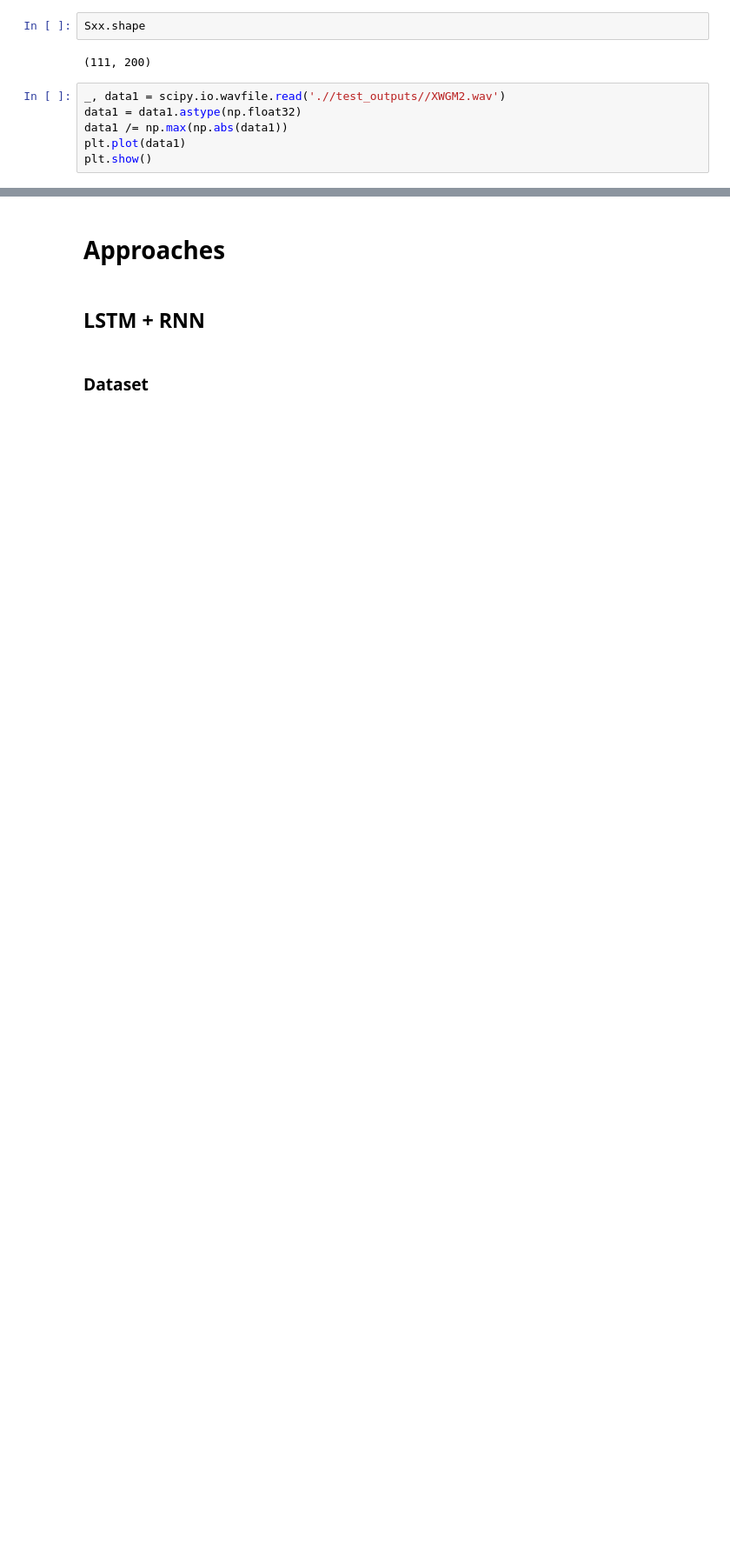
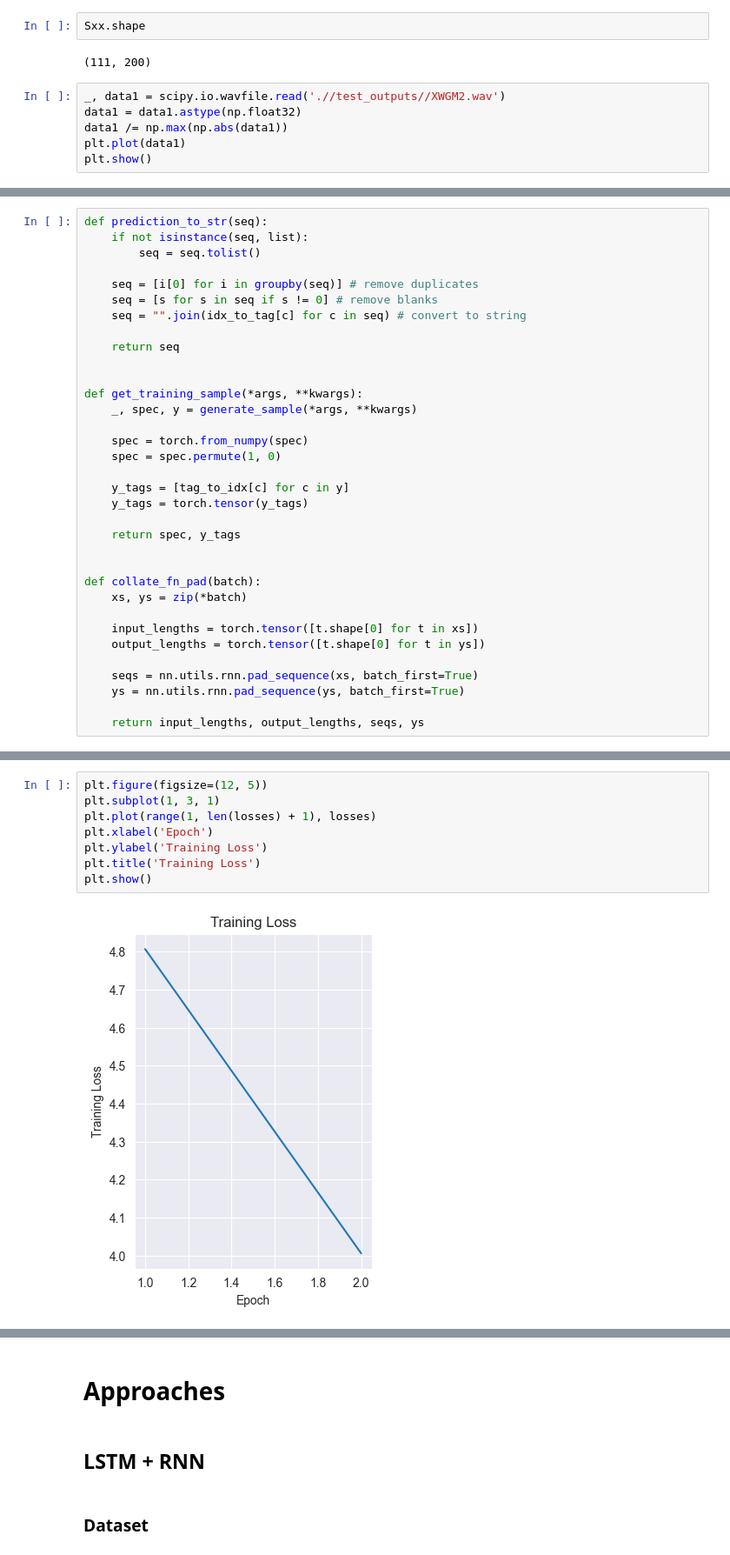
Before and after one commit to MaorAssayag/morse-deep-learning-detect-and-decode, a Jupyter notebook: dl-cw-decoder.ipynb, the cells around one changed output, grey strips where cells are left out. Shown: that part at 87% size. Cells and saved outputs as stored; diff of their text form; blank space fills up the shorter version.

```diff
--- a/dl-cw-decoder.ipynb
+++ b/dl-cw-decoder.ipynb
@@ -370,0 +500,34 @@ plt.show()
+# %%
+def prediction_to_str(seq):
+    if not isinstance(seq, list):
+        seq = seq.tolist()
+
+    seq = [i[0] for i in groupby(seq)] # remove duplicates
+    seq = [s for s in seq if s != 0] # remove blanks
+    seq = "".join(idx_to_tag[c] for c in seq) # convert to string
+
+    return seq
+
+
+def get_training_sample(*args, **kwargs):
+    _, spec, y = generate_sample(*args, **kwargs)
+
+    spec = torch.from_numpy(spec)
+    spec = spec.permute(1, 0)
+
+    y_tags = [tag_to_idx[c] for c in y]
+    y_tags = torch.tensor(y_tags)
+
+    return spec, y_tags
+
+
+def collate_fn_pad(batch):
+    xs, ys = zip(*batch)
+
+    input_lengths = torch.tensor([t.shape[0] for t in xs])
+    output_lengths = torch.tensor([t.shape[0] for t in ys])
+
+    seqs = nn.utils.rnn.pad_sequence(xs, batch_first=True)
+    ys = nn.utils.rnn.pad_sequence(ys, batch_first=True)
+
+    return input_lengths, output_lengths, seqs, ys
@@ -370,0 +661,10 @@ plt.show()
+# %%
+plt.figure(figsize=(12, 5))
+plt.subplot(1, 3, 1)
+plt.plot(range(1, len(losses) + 1), losses)
+plt.xlabel('Epoch')
+plt.ylabel('Training Loss')
+plt.title('Training Loss')
+plt.show()
+# %% [output]
+[figure, added]
```
Also changed, not shown: parts of 18 cells of this notebook, 58 other files.
